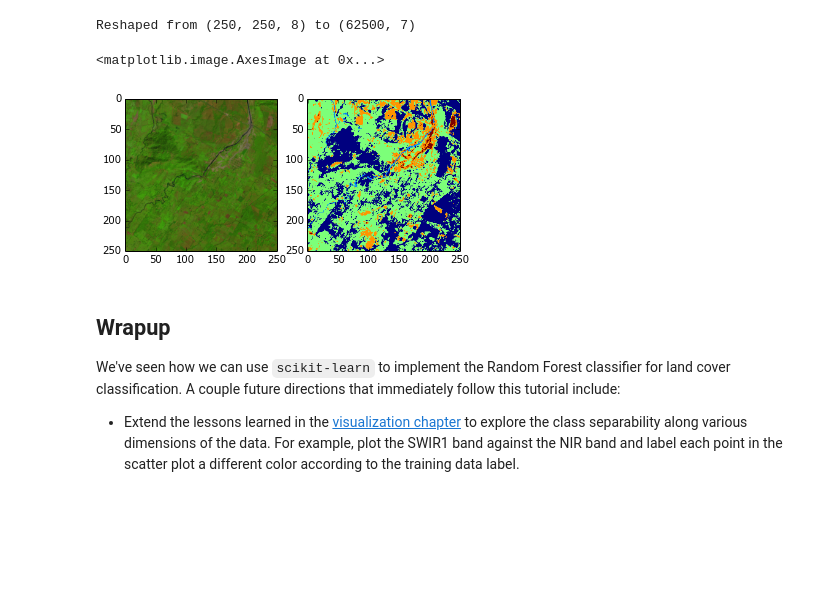
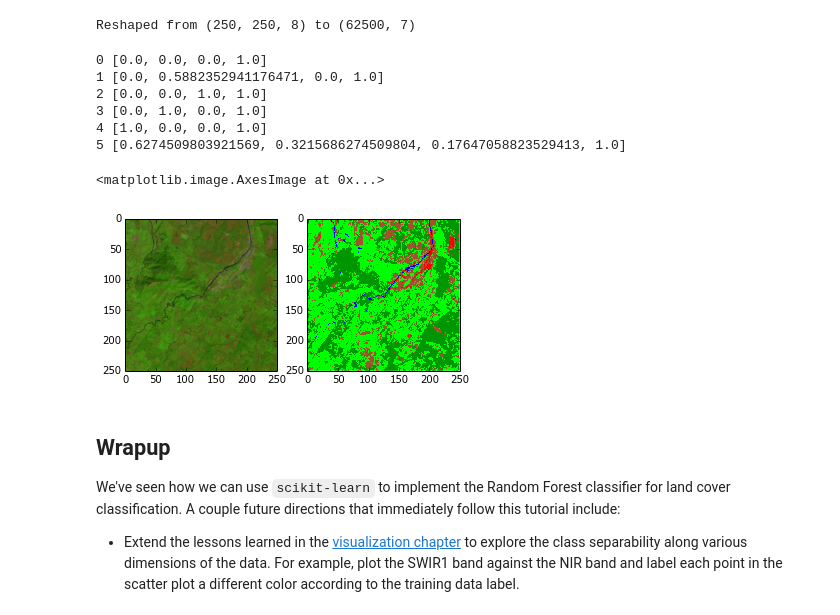
Before and after one commit to ceholden/open-geo-tutorial, a Jupyter notebook: chapters/chapter_6_classification.ipynb, the cells around one changed output. Cells and saved outputs as stored; diff of their text form; code cells hidden in the pictures; blank space fills up the shorter version.

Commit message:
Added colors to map and fixed mixup between barren/urban labels

```diff
--- a/chapters/chapter_6_classification.ipynb
+++ b/chapters/chapter_6_classification.ipynb
@@ -196,6 +196,17 @@ class_prediction = rf.predict(img_as_array)
 class_prediction = class_prediction.reshape(img[:, :, 0].shape)
 # %% [output]
 Reshaped from (250, 250, 8) to (62500, 7)
+# %%
+for k, v in colors.iteritems():
+    _v = [_v / 255.0 for _v in v]
+    print(k, _v)
+# %% [output]
+0 [0.0, 0.0, 0.0, 1.0]
+1 [0.0, 0.5882352941176471, 0.0, 1.0]
+2 [0.0, 0.0, 1.0, 1.0]
+3 [0.0, 1.0, 0.0, 1.0]
+4 [1.0, 0.0, 0.0, 1.0]
+5 [0.6274509803921569, 0.3215686274509804, 0.17647058823529413, 1.0]
 # %%
 # Visualize
 
@@ -205,37 +216,47 @@ def color_stretch(image, index, minmax=(0, 10000)):
 
     max_val = minmax[1]
     min_val = minmax[0]
 
     # Enforce maximum and minimum values
     colors[colors[:, :, :] > max_val] = max_val
     colors[colors[:, :, :] < min_val] = min_val
 
     for b in range(colors.shape[2]):
         colors[:, :, b] = colors[:, :, b] * 1 / (max_val - min_val)
 
     return colors
 
 img543 = color_stretch(img, [4, 3, 2], (0, 8000))
 
+# See https://github.com/matplotlib/matplotlib/issues/844/
+n = class_prediction.max()
 # Next setup a colormap for our map
 colors = dict((
     (0, (0, 0, 0, 255)),  # Nodata
     (1, (0, 150, 0, 255)),  # Forest
     (2, (0, 0, 255, 255)),  # Water
     (3, (0, 255, 0, 255)),  # Herbaceous
-    (4, (255, 0, 0, 255)),  # Urban
-    (5, (160, 82, 45, 255))  # Barren
+    (4, (160, 82, 45, 255)),  # Barren
+    (5, (255, 0, 0, 255))  # Urban
 ))
+# Put 0 - 255 as float 0 - 1
+for k, v in colors.iteritems():
+    _v = [_v / 255.0 for _v in v]
+    colors[k] = _v
+
+index_colors = [colors[key] if key in colors else
+                (255, 255, 255, 0) for key in xrange(1, n + 1)]
+cmap = plt.matplotlib.colors.ListedColormap(index_colors, 'Classification', n)
 
 # Now show the classmap next to the image
 plt.subplot(121)
 plt.imshow(img543)
 
 plt.subplot(122)
-plt.imshow(class_prediction)
+plt.imshow(class_prediction, cmap=cmap, interpolation='none')
 # %% [output]
 <matplotlib.image.AxesImage at 0x...>
-[figure, old version]
+[figure, new version]
 # %% [markdown]
 ## Wrapup
 
```
Also changed, not shown: parts of 2 cells of this notebook.
